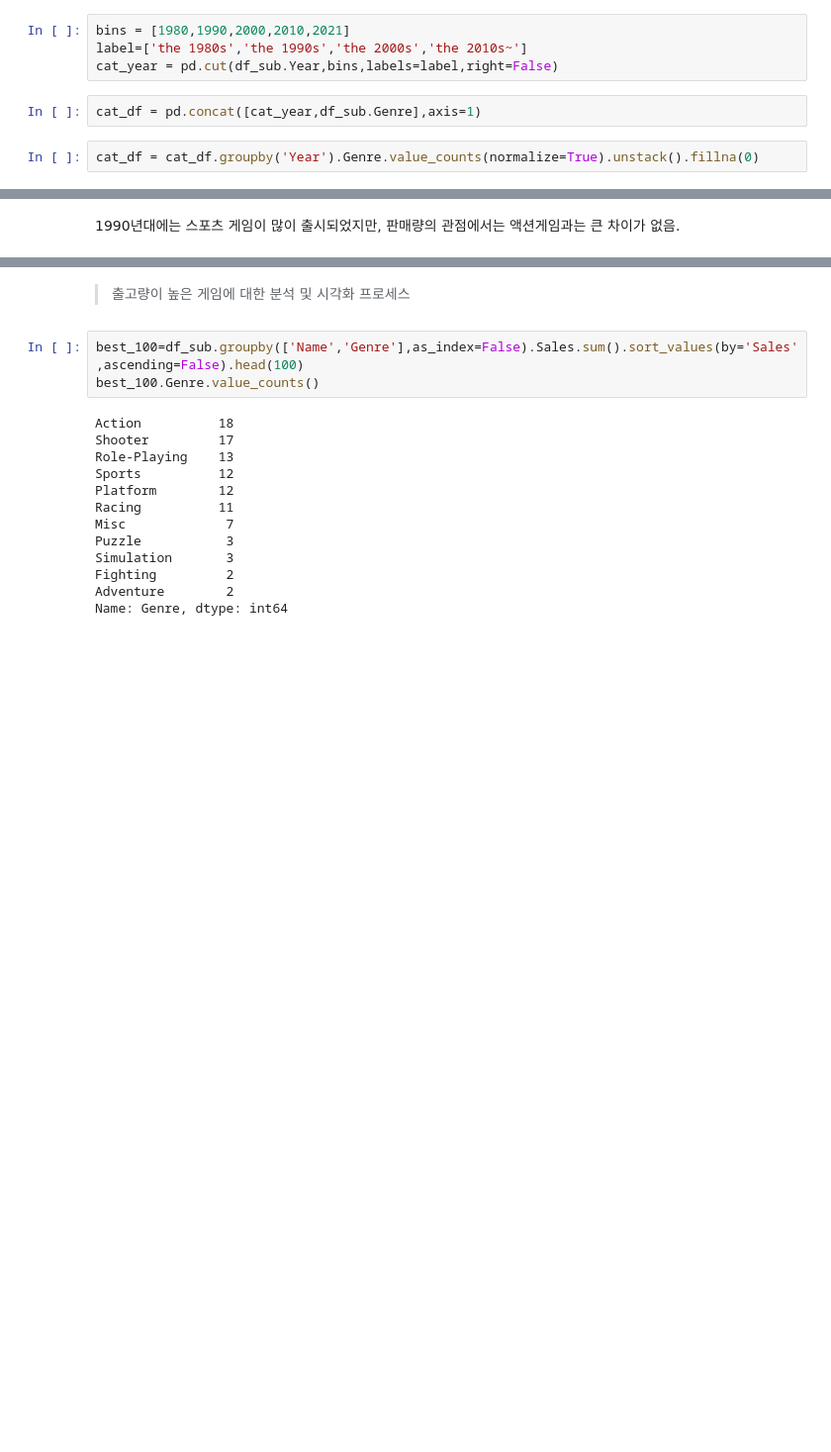
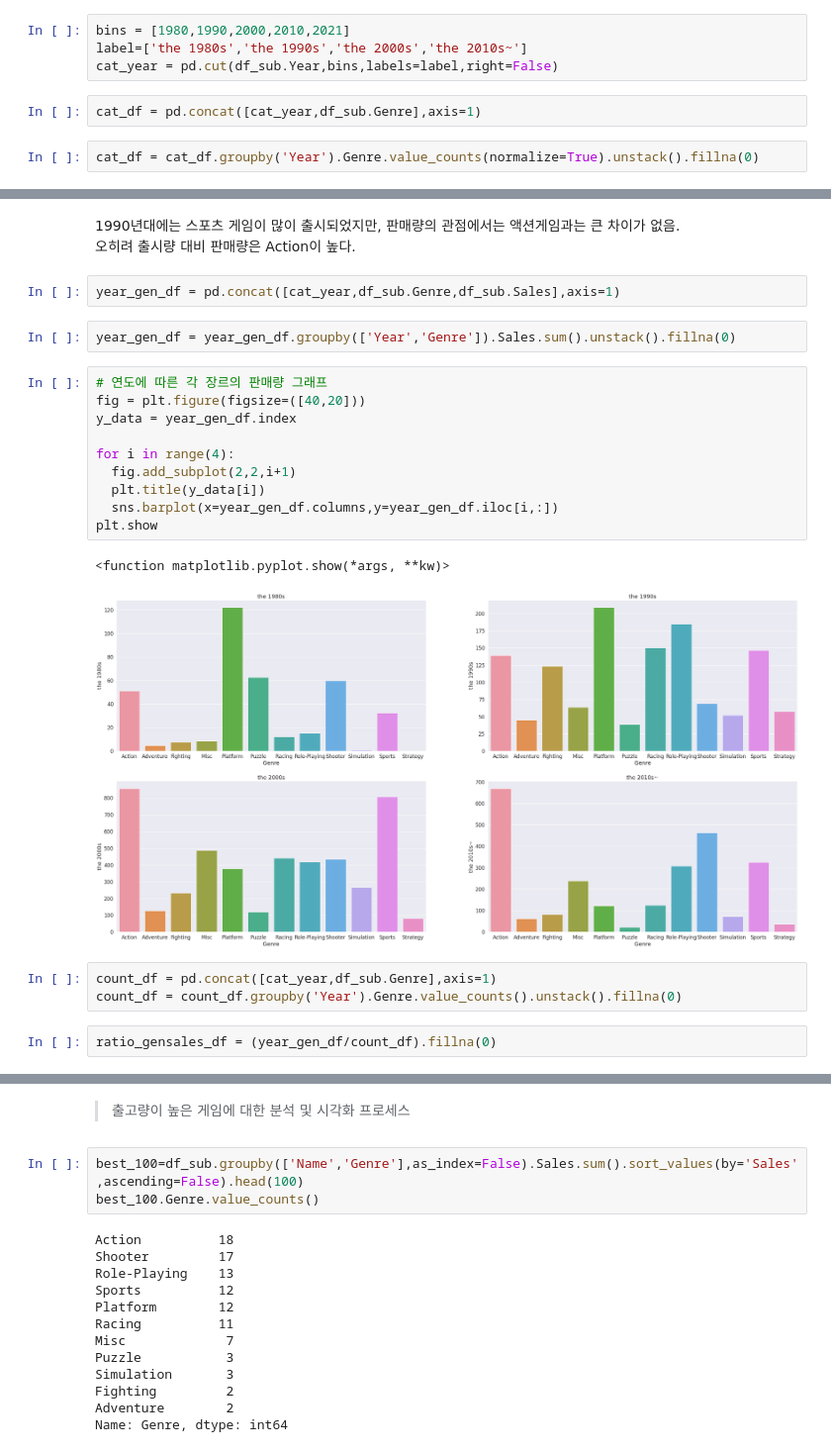
Before and after one commit to IlTACK-OH/Section1_project, a Jupyter notebook: Section1_project.ipynb, the cells around one changed output, grey strips where cells are left out. Shown at 99% size. Drawn from its saved outputs; the diff is of its cells as text; blank space fills up the shorter version.

```diff
--- a/Section1_project.ipynb
+++ b/Section1_project.ipynb
@@ -632,2 +668,25 @@ df_sub[(df_sub.Year>=1990)&(df_sub.Year<2000)&(df_sub.Genre=='Action')].Sales.su
 # %% [markdown]
-1990년대에는 스포츠 게임이 많이 출시되었지만, 판매량의 관점에서는 액션게임과는 큰 차이가 없음.
+1990년대에는 스포츠 게임이 많이 출시되었지만, 판매량의 관점에서는 액션게임과는 큰 차이가 없음.<br>
+오히려 출시량 대비 판매량은 Action이 높다.
+# %%
+year_gen_df = pd.concat([cat_year,df_sub.Genre,df_sub.Sales],axis=1)
+# %%
+year_gen_df = year_gen_df.groupby(['Year','Genre']).Sales.sum().unstack().fillna(0)
+# %%
+# 연도에 따른 각 장르의 판매량 그래프
+fig = plt.figure(figsize=([40,20]))
+y_data = year_gen_df.index
+
+for i in range(4):
+  fig.add_subplot(2,2,i+1)
+  plt.title(y_data[i])
+  sns.barplot(x=year_gen_df.columns,y=year_gen_df.iloc[i,:])
+plt.show
+# %% [output]
+<function matplotlib.pyplot.show(*args, **kw)>
+[figure, added]
+# %%
+count_df = pd.concat([cat_year,df_sub.Genre],axis=1)
+count_df = count_df.groupby('Year').Genre.value_counts().unstack().fillna(0)
+# %%
+ratio_gensales_df = (year_gen_df/count_df).fillna(0)
```
Also changed, not shown: parts of 27 cells of this notebook.
